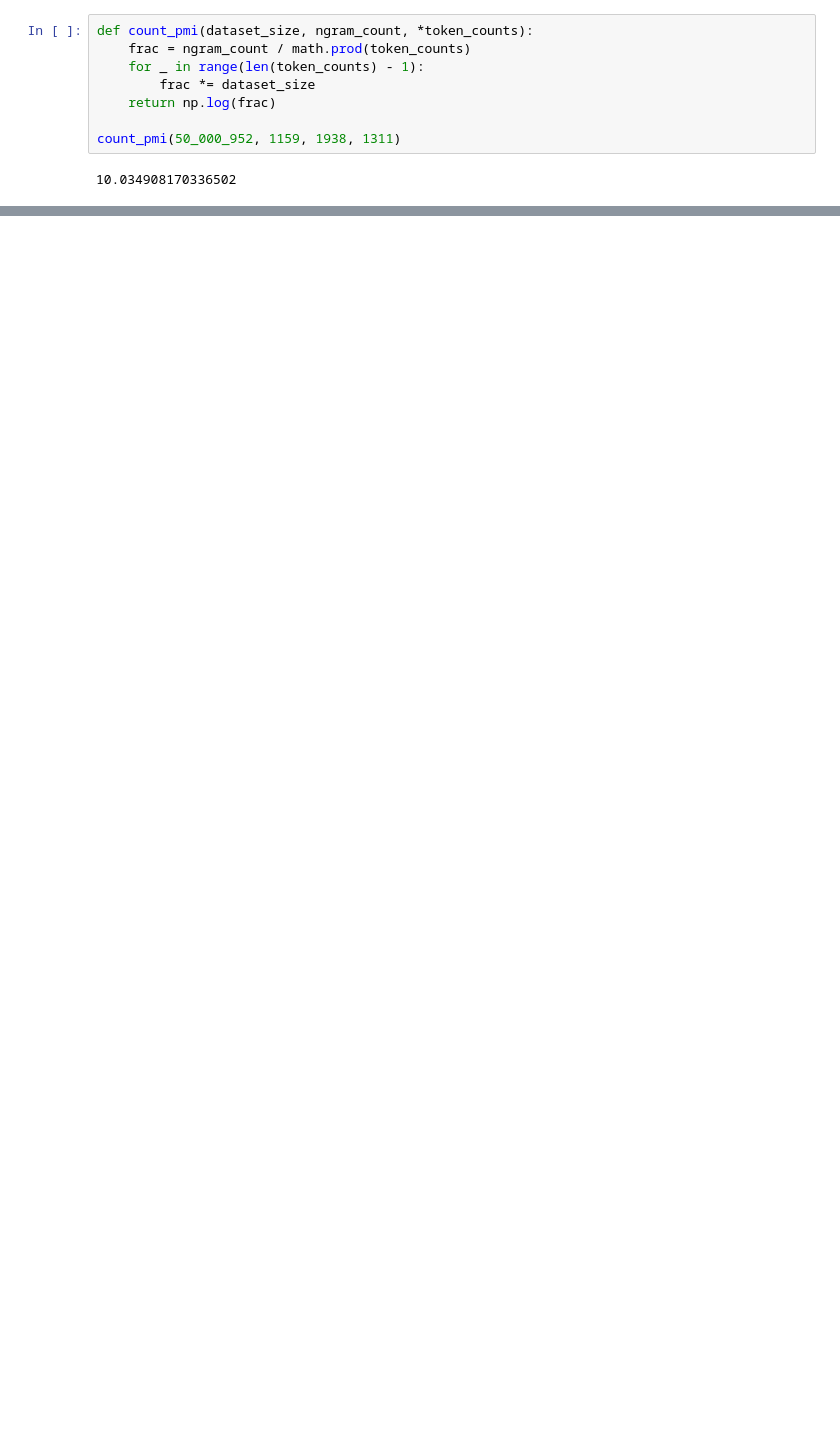
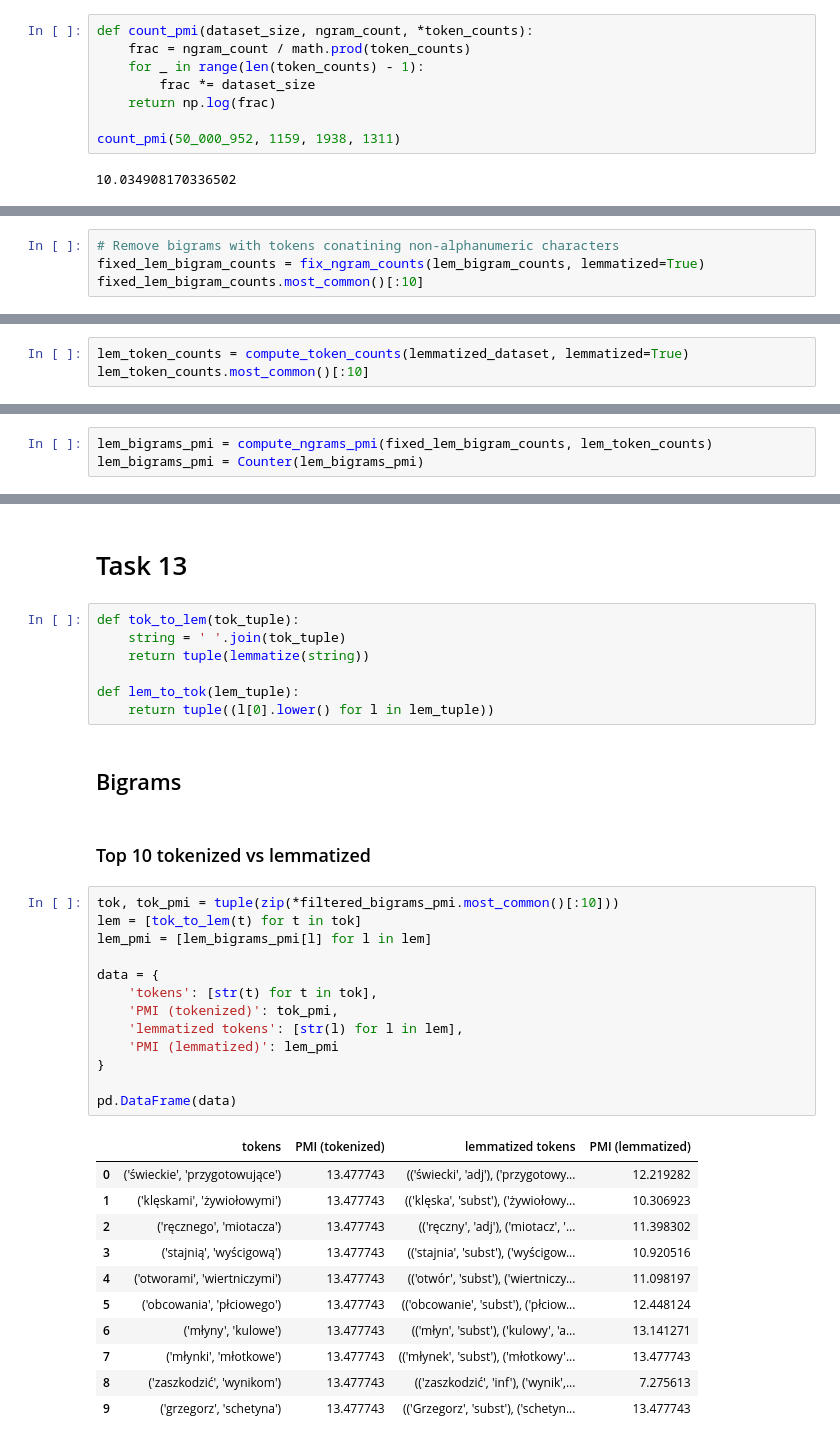
Before and after one commit to MatiXOfficial/natural-language-processing, a Jupyter notebook: lab4/lab4.ipynb, the cells around one changed output, grey strips where cells are left out. Saved outputs shown, nothing was run; the diff lists cells and outputs as text; blank space fills up the shorter version.

```diff
--- a/lab4/lab4.ipynb
+++ b/lab4/lab4.ipynb
@@ -134,0 +284,4 @@ count_pmi(50_000_952, 1159, 1938, 1311)
+# %%
+# Remove bigrams with tokens conatining non-alphanumeric characters
+fixed_lem_bigram_counts = fix_ngram_counts(lem_bigram_counts, lemmatized=True)
+fixed_lem_bigram_counts.most_common()[:10]
@@ -134,0 +301,3 @@ count_pmi(50_000_952, 1159, 1938, 1311)
+# %%
+lem_token_counts = compute_token_counts(lemmatized_dataset, lemmatized=True)
+lem_token_counts.most_common()[:10]
@@ -134,0 +315,3 @@ count_pmi(50_000_952, 1159, 1938, 1311)
+# %%
+lem_bigrams_pmi = compute_ngrams_pmi(fixed_lem_bigram_counts, lem_token_counts)
+lem_bigrams_pmi = Counter(lem_bigrams_pmi)
@@ -134,0 +446,38 @@ count_pmi(50_000_952, 1159, 1938, 1311)
+# %% [markdown]
+# Task 13
+# %%
+def tok_to_lem(tok_tuple):
+    string = ' '.join(tok_tuple)
+    return tuple(lemmatize(string))
+
+def lem_to_tok(lem_tuple):
+    return tuple((l[0].lower() for l in lem_tuple))
+# %% [markdown]
+## Bigrams
+# %% [markdown]
+### Top 10 tokenized vs lemmatized
+# %%
+tok, tok_pmi = tuple(zip(*filtered_bigrams_pmi.most_common()[:10]))
+lem = [tok_to_lem(t) for t in tok]
+lem_pmi = [lem_bigrams_pmi[l] for l in lem]
+
+data = {
+    'tokens': [str(t) for t in tok],
+    'PMI (tokenized)': tok_pmi,
+    'lemmatized tokens': [str(l) for l in lem],
+    'PMI (lemmatized)': lem_pmi
+}
+
+pd.DataFrame(data)
+# %% [output]
+|  | tokens | PMI (tokenized) | lemmatized tokens | PMI (lemmatized) |
+| 0 | ('świeckie', 'przygotowujące') | 13.477743 | (('świecki', 'adj'), ('przygotowy... | 12.219282 |
+| 1 | ('klęskami', 'żywiołowymi') | 13.477743 | (('klęska', 'subst'), ('żywiołowy... | 10.306923 |
+| 2 | ('ręcznego', 'miotacza') | 13.477743 | (('ręczny', 'adj'), ('miotacz', '... | 11.398302 |
+| 3 | ('stajnią', 'wyścigową') | 13.477743 | (('stajnia', 'subst'), ('wyścigow... | 10.920516 |
+| 4 | ('otworami', 'wiertniczymi') | 13.477743 | (('otwór', 'subst'), ('wiertniczy... | 11.098197 |
+| 5 | ('obcowania', 'płciowego') | 13.477743 | (('obcowanie', 'subst'), ('płciow... | 12.448124 |
+| 6 | ('młyny', 'kulowe') | 13.477743 | (('młyn', 'subst'), ('kulowy', 'a... | 13.141271 |
+| 7 | ('młynki', 'młotkowe') | 13.477743 | (('młynek', 'subst'), ('młotkowy'... | 13.477743 |
+| 8 | ('zaszkodzić', 'wynikom') | 13.477743 | (('zaszkodzić', 'inf'), ('wynik',... | 7.275613 |
+| 9 | ('grzegorz', 'schetyna') | 13.477743 | (('Grzegorz', 'subst'), ('schetyn... | 13.477743 |
```
Also changed, not shown: parts of 42 cells of this notebook, 1 other file.
